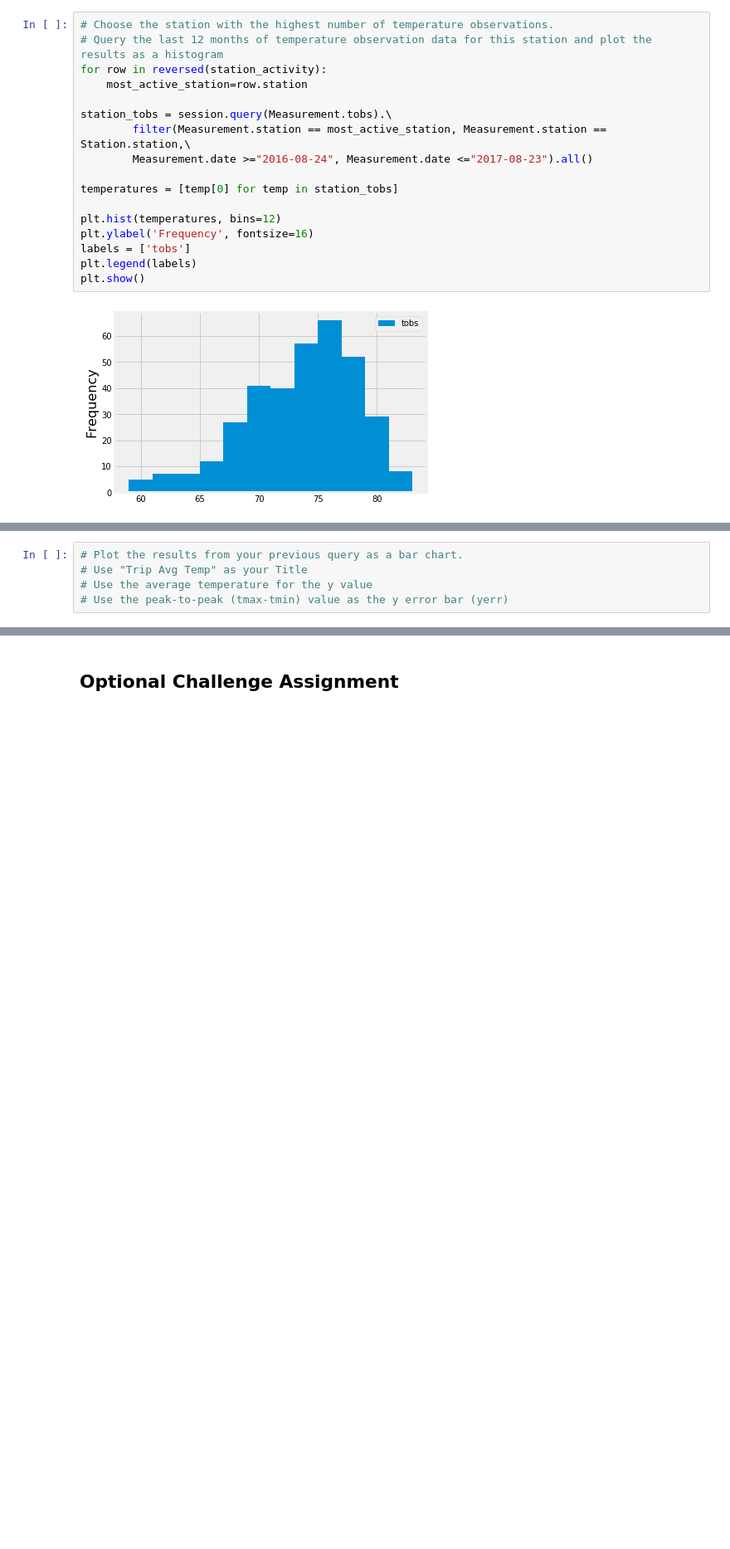
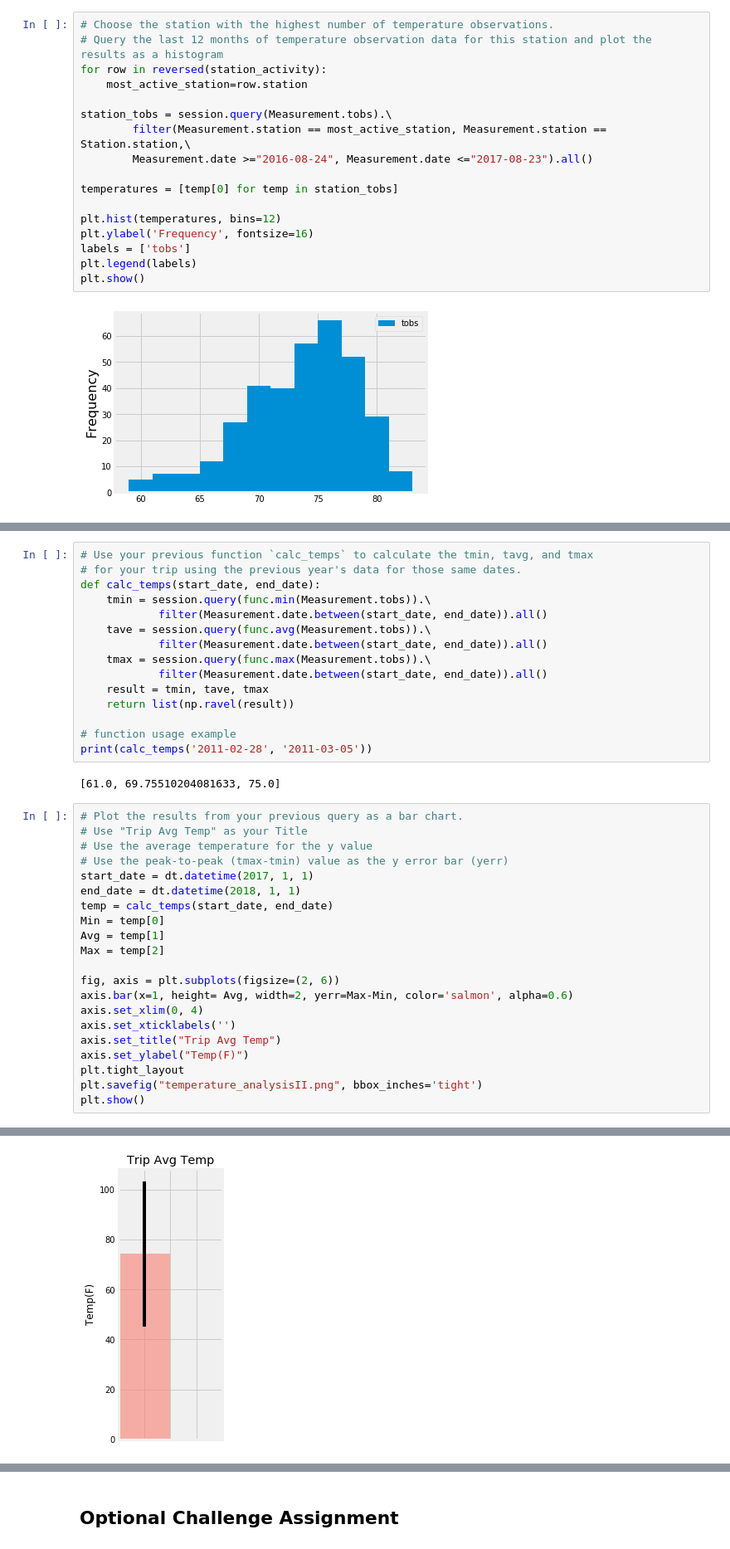
Before and after one commit to JArmour416/sqlalchemy-challenge, a Jupyter notebook: climate_starter.ipynb, the cells around one changed output, grey strips where cells are left out. Shown: that part at 83% size. Drawn from its saved outputs; the diff is of its cells as text; blank space fills up the shorter version.

```diff
--- a/climate_starter.ipynb
+++ b/climate_starter.ipynb
@@ -192,6 +185,39 @@ print(calc_temps('2012-02-28', '2012-03-05'))
+# %%
+# Use your previous function `calc_temps` to calculate the tmin, tavg, and tmax
+# for your trip using the previous year's data for those same dates.
+def calc_temps(start_date, end_date):
+    tmin = session.query(func.min(Measurement.tobs)).\
+            filter(Measurement.date.between(start_date, end_date)).all()
+    tave = session.query(func.avg(Measurement.tobs)).\
+            filter(Measurement.date.between(start_date, end_date)).all()
+    tmax = session.query(func.max(Measurement.tobs)).\
+            filter(Measurement.date.between(start_date, end_date)).all()
+    result = tmin, tave, tmax
+    return list(np.ravel(result))
+
+# function usage example
+print(calc_temps('2011-02-28', '2011-03-05'))
+# %% [output]
+[61.0, 69.75510204081633, 75.0]
 # %%
 # Plot the results from your previous query as a bar chart.
 # Use "Trip Avg Temp" as your Title
 # Use the average temperature for the y value
 # Use the peak-to-peak (tmax-tmin) value as the y error bar (yerr)
+start_date = dt.datetime(2017, 1, 1)
+end_date = dt.datetime(2018, 1, 1)
+temp = calc_temps(start_date, end_date)
+Min = temp[0]
+Avg = temp[1]
+Max = temp[2]
+
+fig, axis = plt.subplots(figsize=(2, 6))
+axis.bar(x=1, height= Avg, width=2, yerr=Max-Min, color='salmon', alpha=0.6)
+axis.set_xlim(0, 4)
+axis.set_xticklabels('')
+axis.set_title("Trip Avg Temp")
+axis.set_ylabel("Temp(F)")
+plt.tight_layout
+plt.savefig("temperature_analysisII.png", bbox_inches='tight')
+plt.show()
 # %% [output]
@@ -200,3 +224,4 @@ print(calc_temps('2012-02-28', '2012-03-05'))
+[figure, added]
 # %%
 # Calculate the total amount of rainfall per weather station for your trip dates using the previous year's matching dates.
 # Sort this in descending order by precipitation amount and list the station, name, latitude, longitude, and elevation
```
Also changed, not shown: parts of 8 cells of this notebook, 1 other file.
